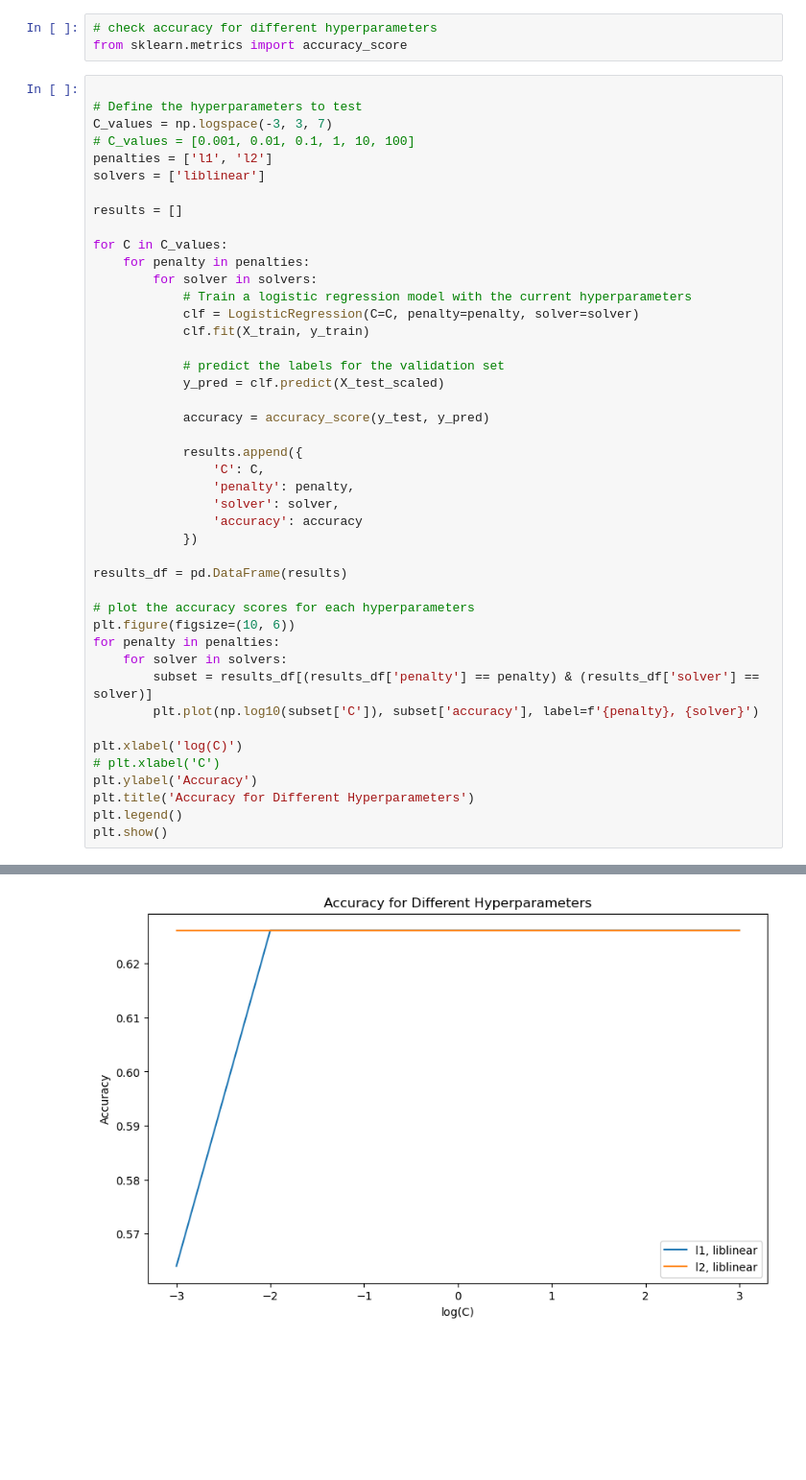
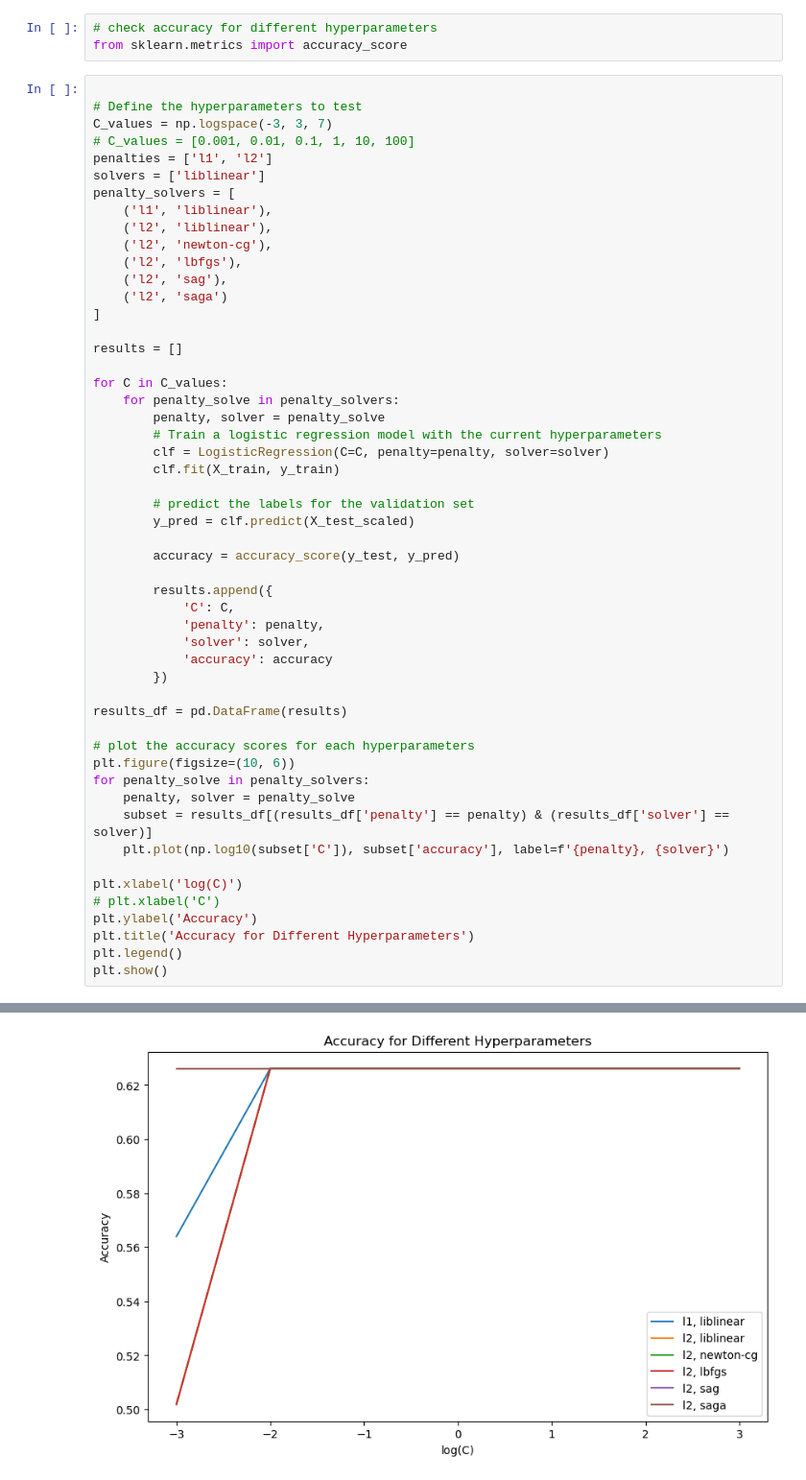
Before and after one commit to JananiSudeeptha/Stroke-Prediction, a Jupyter notebook: logistic-regr.ipynb, the cells around one changed output, grey strips where cells are left out. Shown at 96% size. Cells and saved outputs as stored; diff of their text form; blank space fills up the shorter version.

```diff
--- a/logistic-regr.ipynb
+++ b/logistic-regr.ipynb
@@ -101,36 +101,44 @@ C_values = np.logspace(-3, 3, 7)
 # C_values = [0.001, 0.01, 0.1, 1, 10, 100]
 penalties = ['l1', 'l2']
 solvers = ['liblinear']
+penalty_solvers = [
+    ('l1', 'liblinear'),
+    ('l2', 'liblinear'),
+    ('l2', 'newton-cg'),
+    ('l2', 'lbfgs'),
+    ('l2', 'sag'),
+    ('l2', 'saga')
+]
 
 results = []
 
 for C in C_values:
-    for penalty in penalties:
-        for solver in solvers:
-            # Train a logistic regression model with the current hyperparameters
-            clf = LogisticRegression(C=C, penalty=penalty, solver=solver)
-            clf.fit(X_train, y_train)
+    for penalty_solve in penalty_solvers:
+        penalty, solver = penalty_solve
+        # Train a logistic regression model with the current hyperparameters
+        clf = LogisticRegression(C=C, penalty=penalty, solver=solver)
+        clf.fit(X_train, y_train)
 
-            # predict the labels for the validation set
-            y_pred = clf.predict(X_test_scaled)
+        # predict the labels for the validation set
+        y_pred = clf.predict(X_test_scaled)
 
-            accuracy = accuracy_score(y_test, y_pred)
+        accuracy = accuracy_score(y_test, y_pred)
 
-            results.append({
-                'C': C,
-                'penalty': penalty,
-                'solver': solver,
-                'accuracy': accuracy
-            })
+        results.append({
+            'C': C,
+            'penalty': penalty,
+            'solver': solver,
+            'accuracy': accuracy
+        })
 
 results_df = pd.DataFrame(results)
 
 # plot the accuracy scores for each hyperparameters
 plt.figure(figsize=(10, 6))
-for penalty in penalties:
-    for solver in solvers:
-        subset = results_df[(results_df['penalty'] == penalty) & (results_df['solver'] == solver)]
-        plt.plot(np.log10(subset['C']), subset['accuracy'], label=f'{penalty}, {solver}')
+for penalty_solve in penalty_solvers:
+    penalty, solver = penalty_solve
+    subset = results_df[(results_df['penalty'] == penalty) & (results_df['solver'] == solver)]
+    plt.plot(np.log10(subset['C']), subset['accuracy'], label=f'{penalty}, {solver}')
 
 plt.xlabel('log(C)')
 # plt.xlabel('C')
@@ -142 +167 @@ plt.show()
-[figure, old version]
+[figure, new version]
```
Also changed, not shown: parts of 1 cell of this notebook.
